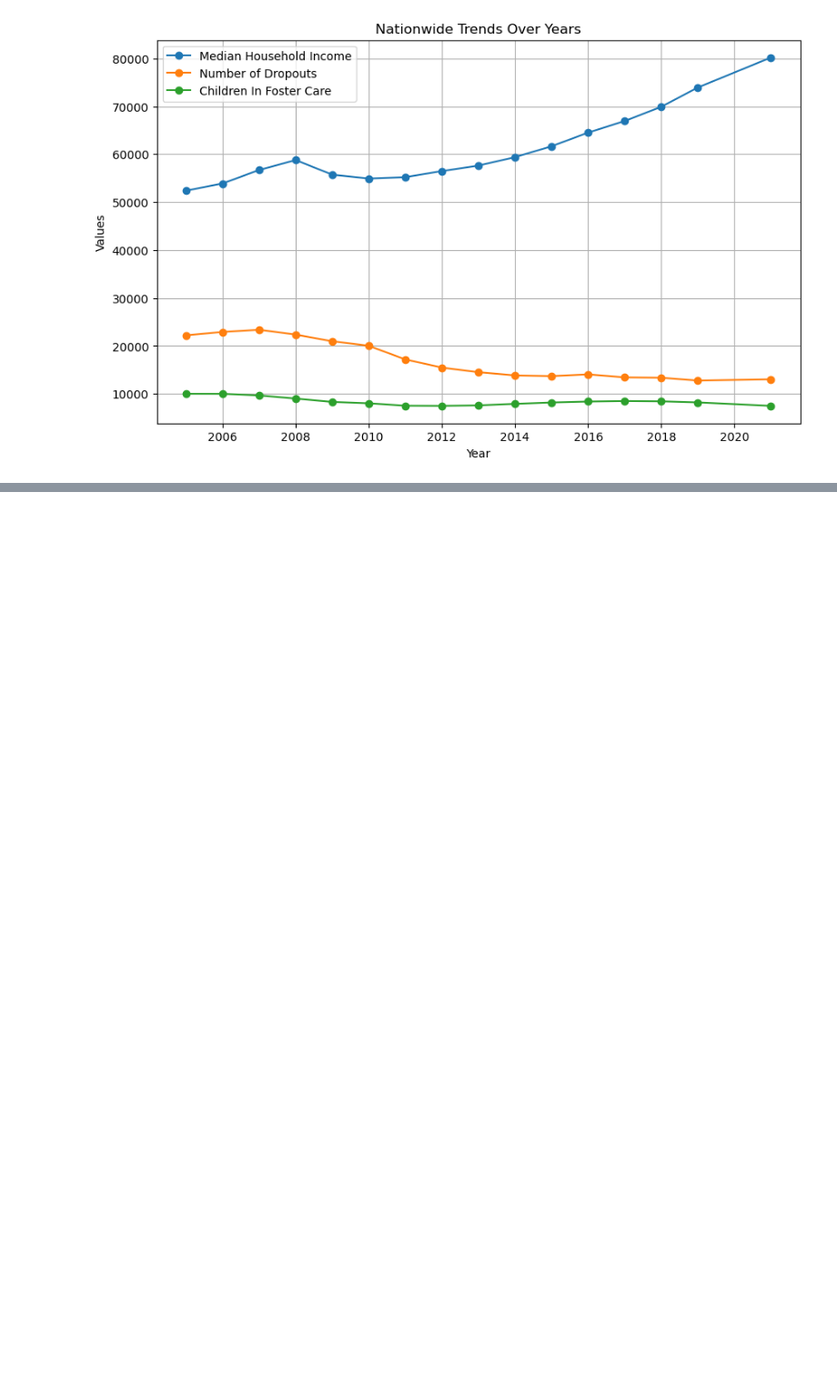
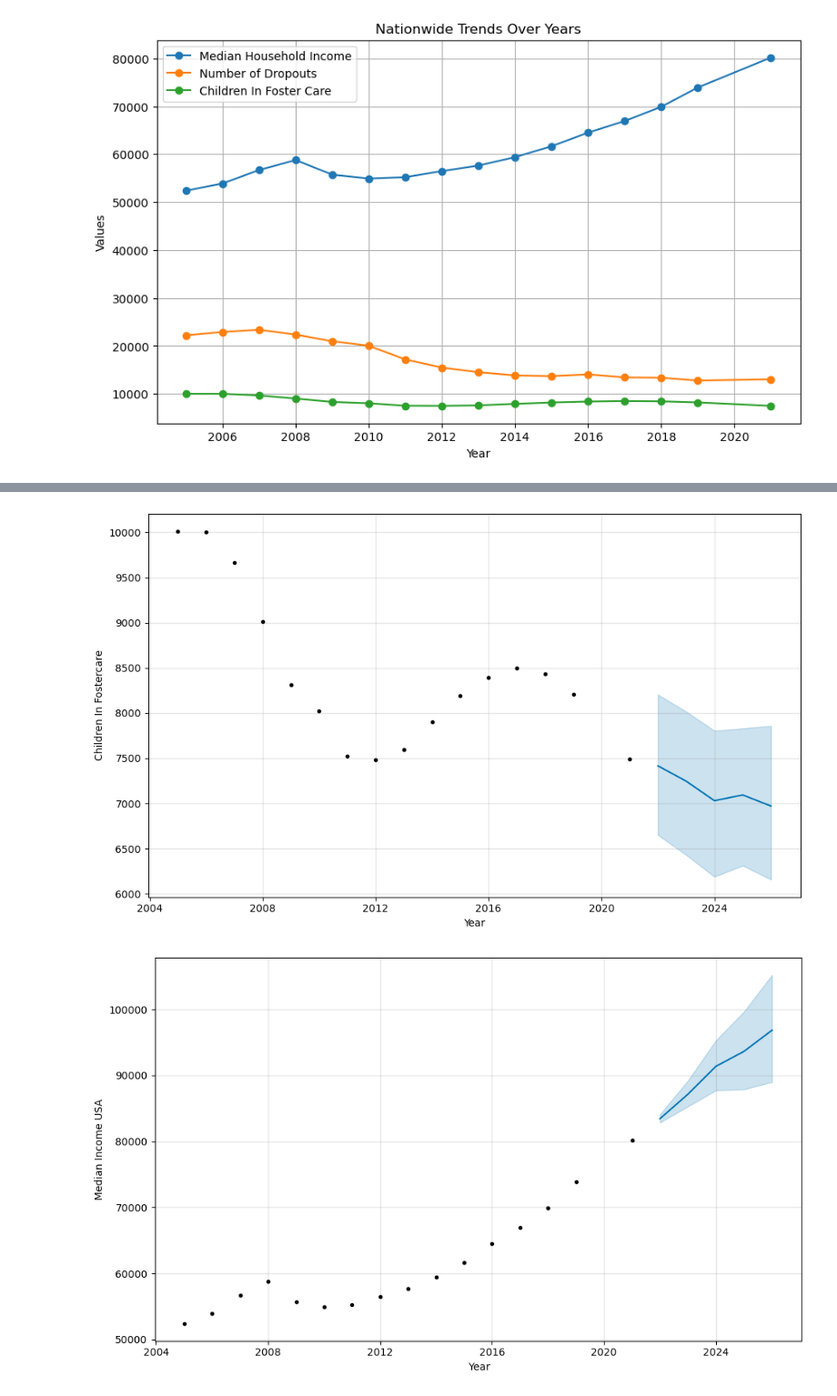
Before and after one commit to lordegraves/exploring_data_in_foster_care, a Jupyter notebook: DR_data_exploration.ipynb, the cells around one changed output, grey strips where cells are left out. Shown at 91% size. Cells and saved outputs as stored; diff of their text form; code cells hidden in the pictures; blank space fills up the shorter version.

Commit message:
updated data

```diff
--- a/DR_data_exploration.ipynb
+++ b/DR_data_exploration.ipynb
@@ -614,0 +647,10 @@ plt.show()
+# %%
+#create Prophet models
+model_income = Prophet()
+model_dropouts = Prophet()
+model_in_foster = Prophet()
+# %%
+#fit
+#model_income.fit(income_prophet_df)
+model_dropouts.fit(dropouts_prophet_df)
+model_in_foster.fit(in_foster_prophet_df)
@@ -614,0 +663,5 @@ plt.show()
+# %%
+#create future timeseries data to predict onto
+future_dates = pd.DataFrame({'ds': ['2022', '2023', '2024', '2025', '2026']})
+future_dates['ds'] = pd.to_datetime(future_dates['ds'], format='%Y').dt.year
+future_dates
@@ -614,0 +675,13 @@ plt.show()
+# %%
+#predict
+forecast_income = model_income.predict(future_dates)
+forecast_dropouts = model_dropouts.predict(future_dates)
+forecast_in_foster = model_in_foster.predict(future_dates)
+# %%
+#plot
+model_income.plot(forecast_income, xlabel =' Year', ylabel = 'Median Income USA')
+model_dropouts.plot(forecast_dropouts, xlabel =' Year', ylabel = 'Dropouts')
+model_in_foster.plot(forecast_in_foster, xlabel = 'Year', ylabel = 'Children In Fostercare')
+# %% [output]
+[figure, added]
+[figure, added]
```
Also changed, not shown: parts of 7 cells of this notebook.
